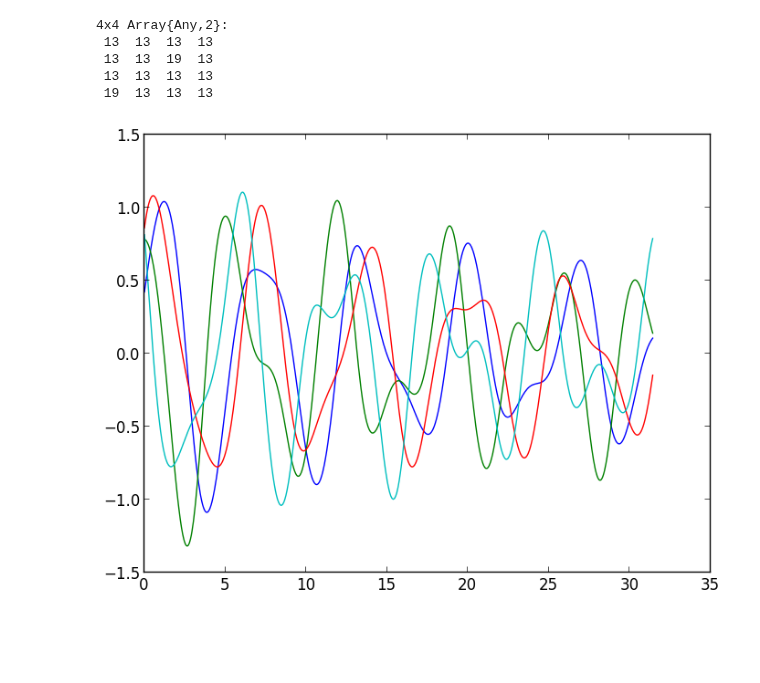
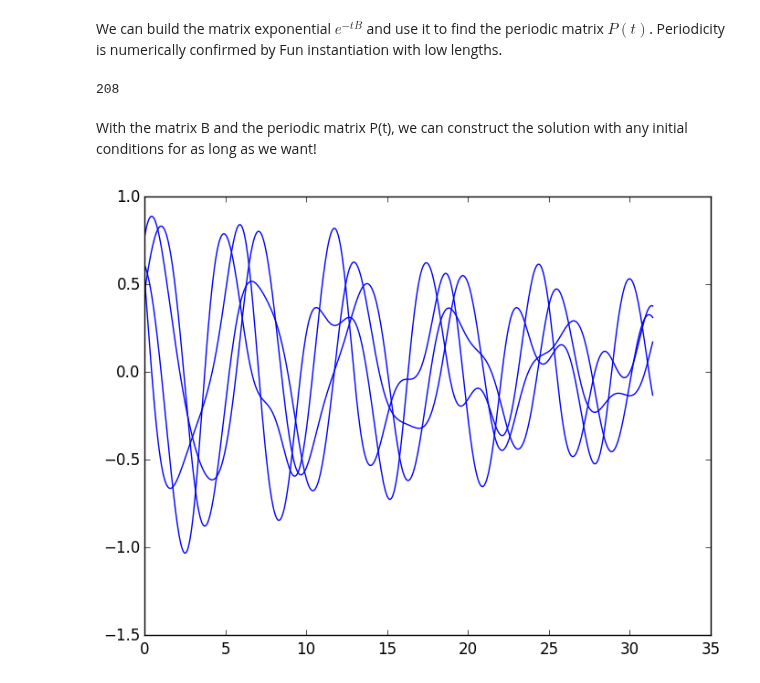
Before and after one commit to JuliaApproximation/ApproxFun.jl, a Jupyter notebook: examples/Floquet.ipynb, the cells around one changed output. Cells and saved outputs as stored; diff of their text form; code cells hidden in the pictures; blank space fills up the shorter version.

```diff
--- a/examples/Floquet.ipynb
+++ b/examples/Floquet.ipynb
@@ -54,0 +46,2 @@ Ai = interlace(A)
+# %%
+ΦT = Φ[T]
@@ -79,30 +78,25 @@ Floquet Multipliers =
-# %%
-# We can build the matrix exponential e^{-tB} and use it to find the periodic matrix P(t).
-# Periodicity is numerically confirmed by FFun instantiation with low lengths.
-
-PI = Φ*expm(B,-t)
-P = fill(FFun(t->cos(2t)+0im,PeriodicInterval(d)),n,n)
-[P[i,j] = FFun(t->PI[i,j][t],PeriodicInterval(d)) for i=1:n,j=1:n];
-[length(P[i,j]) for i=1:n,j=1:n]
-# %% [output]
-4x4 Array{Any,2}:
- 13  13  13  13
- 13  13  19  13
- 13  13  13  13
- 19  13  13  13
+# %% [markdown]
+We can build the matrix exponential $e^{-tB}$ and use it to find the periodic matrix $P(t)$.
+Periodicity is numerically confirmed by Fun instantiation with low lengths.
+# %%
+PI = Φ*expm(B,-t)
+P = Fun(t->PI[t],PeriodicInterval(d))
+P|>length
+# %% [output]
+208
+# %% [markdown]
+With the matrix B and the periodic matrix P(t), we can construct
+the solution with any initial conditions for as long as we want!
 # %%
-# With the matrix B and the periodic matrix P(t), we can construct
-# the solution with any initial conditions for as long as we want!
-
 t = Fun(identity,[0,10T])
 d = domain(t)
 x0 = rand(n)
 
-PI = fill(Fun(t->t+0im,d),n,n)
-[PI[i,j] = Fun(t->P[i,j][t],d) for i=1:n,j=1:n]
+PI = Fun(t->P[t],d)
 xsol = real(PI*expm(B,t)*x0)
 
 setplotter("PyPlot")
-[plot(xsol[i]) for i=1:n];
+
+ApproxFun.plot(xsol)
 # %% [output]
-[figure, old version]
+[figure, new version]
```
Also changed, not shown: parts of 11 cells of this notebook, 2 other files.
